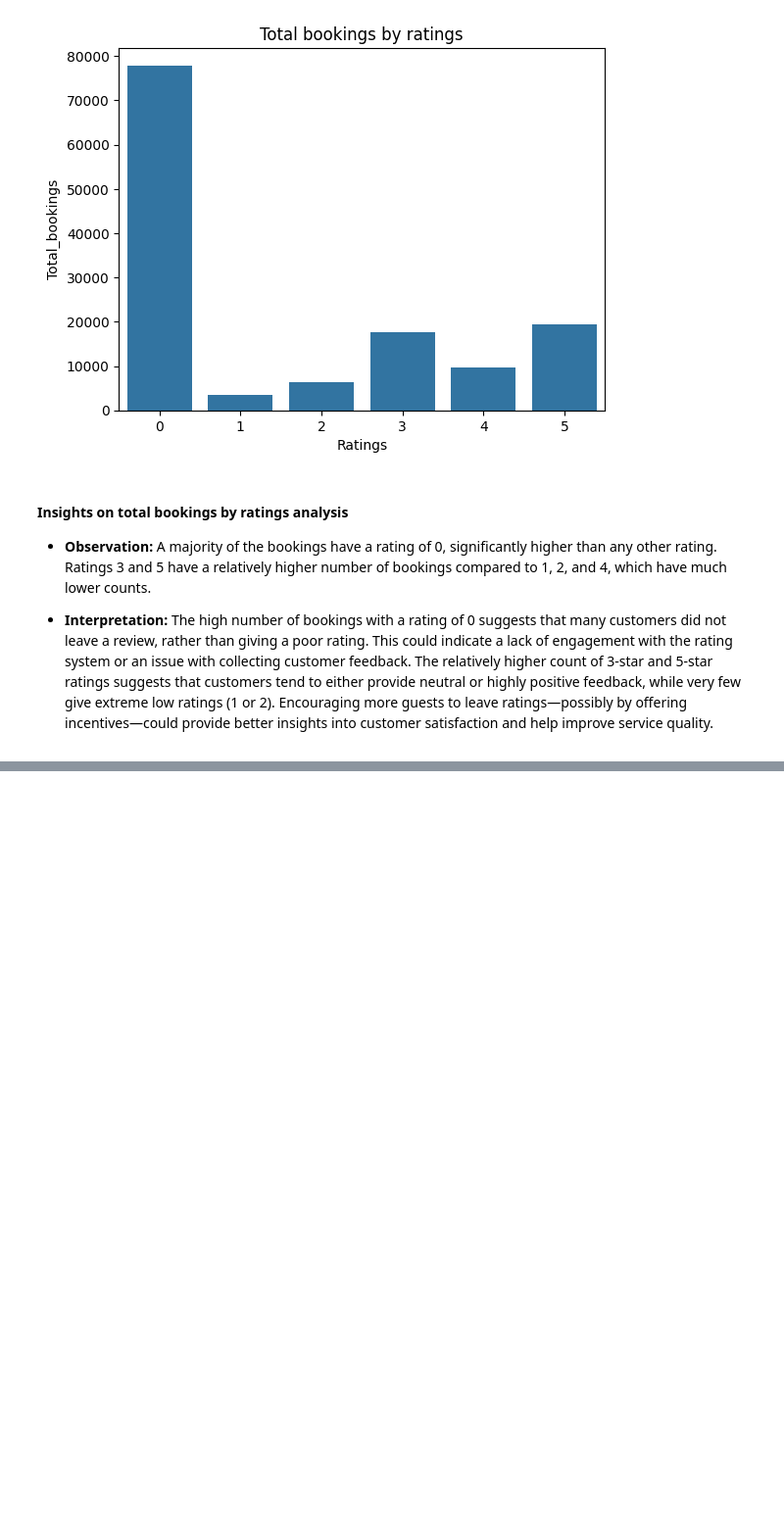
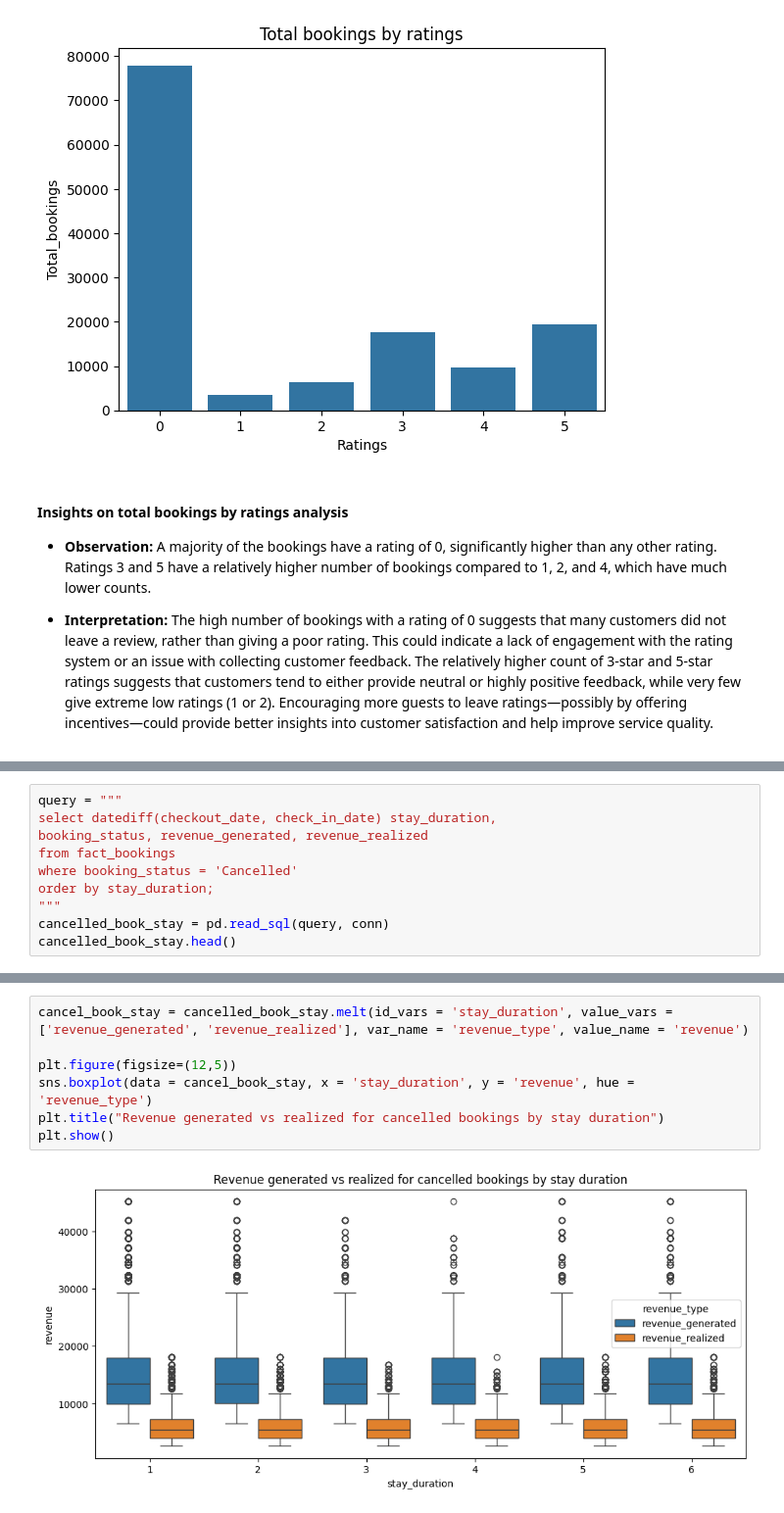
Before and after one commit to Bhuvi128/Hospitality-Revenue-Optimization-Data-analysis, a Jupyter notebook: Hospitality Revenue Optimzation.ipynb, the cells around one changed output, grey strips where cells are left out. Shown at 98% size. Saved outputs shown, nothing was run; the diff lists cells and outputs as text; blank space fills up the shorter version.

```diff
--- a/Hospitality Revenue Optimzation.ipynb
+++ b/Hospitality Revenue Optimzation.ipynb
@@ -1127,0 +1238,10 @@ plt.show()
+# %%
+query = """
+select datediff(checkout_date, check_in_date) stay_duration,
+booking_status, revenue_generated, revenue_realized
+from fact_bookings
+where booking_status = 'Cancelled'
+order by stay_duration;
+"""
+cancelled_book_stay = pd.read_sql(query, conn)
+cancelled_book_stay.head()
@@ -1127,0 +1255,9 @@ plt.show()
+# %%
+cancel_book_stay = cancelled_book_stay.melt(id_vars = 'stay_duration', value_vars = ['revenue_generated', 'revenue_realized'], var_name = 'revenue_type', value_name = 'revenue')
+
+plt.figure(figsize=(12,5))
+sns.boxplot(data = cancel_book_stay, x = 'stay_duration', y = 'revenue', hue = 'revenue_type')
+plt.title("Revenue generated vs realized for cancelled bookings by stay duration")
+plt.show()
+# %% [output]
+[figure, added]
```
Also changed, not shown: parts of 14 cells of this notebook, 1 other file.
